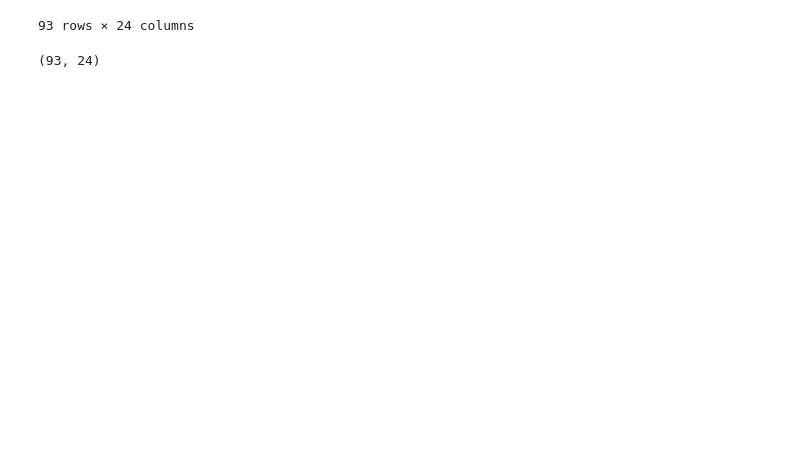
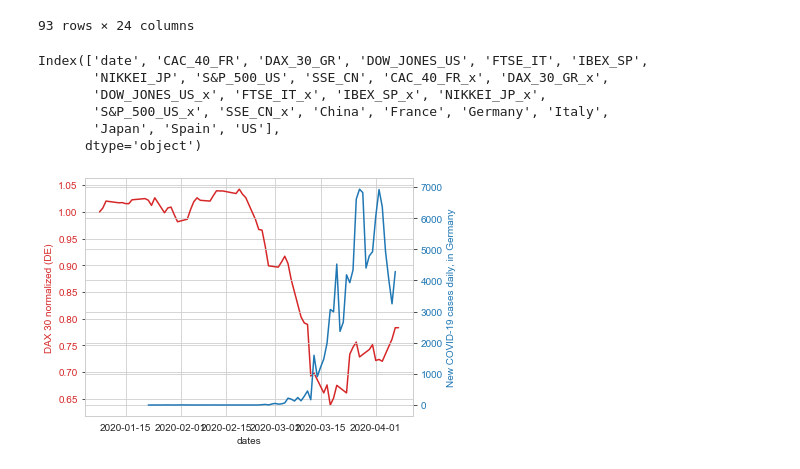
Before and after one commit to Magierteppich/Data_Thief_Project_Team_Wall-e, a Jupyter notebook: Julien/Stock_Market_Index_Covid-19_merging.ipynb, the cells around one changed output. Drawn from its saved outputs; the diff is of its cells as text; code cells hidden in the pictures; blank space fills up the shorter version.

Commit message:
Adding Notebook StockMarket vs Covid19 cases

```diff
--- a/Julien/Stock_Market_Index_Covid-19_merging.ipynb
+++ b/Julien/Stock_Market_Index_Covid-19_merging.ipynb
@@ -66,7 +66,12 @@ df_stock_market_covid_19
 | 92 | 2020-04-08 | 4438.270000 | 10356.700000 | 22653.860000 | 17411.720000 | 7002.000000 | 18950.180000 | 2659.410000 | 2815.368652 | ... |
 93 rows × 24 columns
 # %%
-df_stock_market_covid_19.shape
+df_stock_market_covid_19.columns
 # %% [output]
-(93, 24)
+Index(['date', 'CAC_40_FR', 'DAX_30_GR', 'DOW_JONES_US', 'FTSE_IT', 'IBEX_SP',
+       'NIKKEI_JP', 'S&P_500_US', 'SSE_CN', 'CAC_40_FR_x', 'DAX_30_GR_x',
+       'DOW_JONES_US_x', 'FTSE_IT_x', 'IBEX_SP_x', 'NIKKEI_JP_x',
+       'S&P_500_US_x', 'SSE_CN_x', 'China', 'France', 'Germany', 'Italy',
+       'Japan', 'Spain', 'US'],
+      dtype='object')
 # %%
@@ -73,0 +79,25 @@ df_stock_market_covid_19.to_pickle("/Users/jsialell/Data_Thief_Project_Team_Wall
+# %%
+#  Dual Plotting: Stock market index & new cases of Covid-19 over time (Germany)
+x_values = df_stock_market_covid_19['date']
+y1_values = df_stock_market_covid_19['DAX_30_GR_x']
+y2_values = df_stock_market_covid_19['Germany']
+
+fig, ax1 = plt.subplots()
+
+color = 'tab:red'
+ax1.set_xlabel('dates')
+ax1.set_ylabel('DAX 30 normalized (DE)', color=color)
+ax1.plot(x_values, y1_values, color=color)
+ax1.tick_params(axis='y', labelcolor=color)
+
+ax2 = ax1.twinx()  # instantiate a second axes that shares the same x-axis
+
+color = 'tab:blue'
+ax2.set_ylabel('New COVID-19 cases daily, in Germany', color=color)  # we already handled the x-label with ax1
+ax2.plot(x_values, y2_values, color=color)
+ax2.tick_params(axis='y', labelcolor=color)
+
+fig.tight_layout()  # otherwise the right y-label is slightly clipped
+plt.show()
+# %% [output]
+[figure, added]
```
Also changed, not shown: parts of 9 cells of this notebook.
